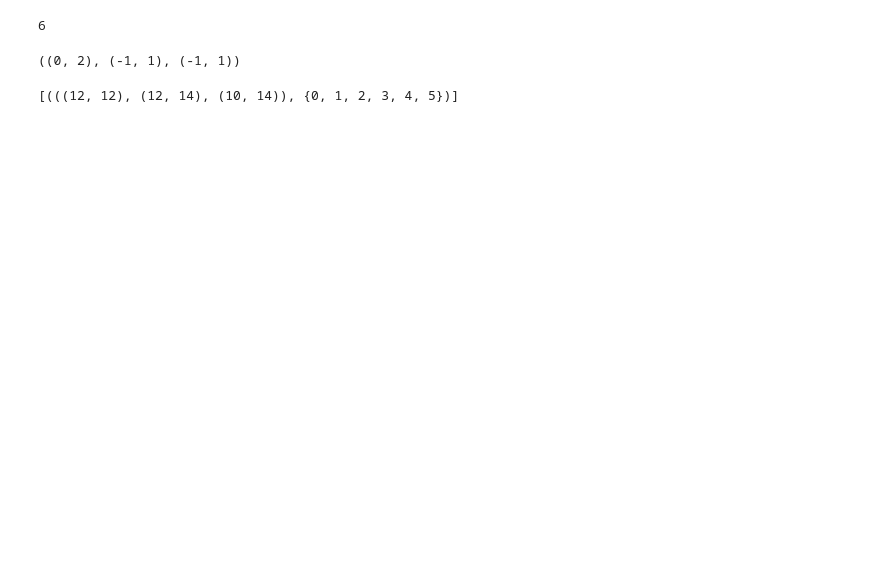
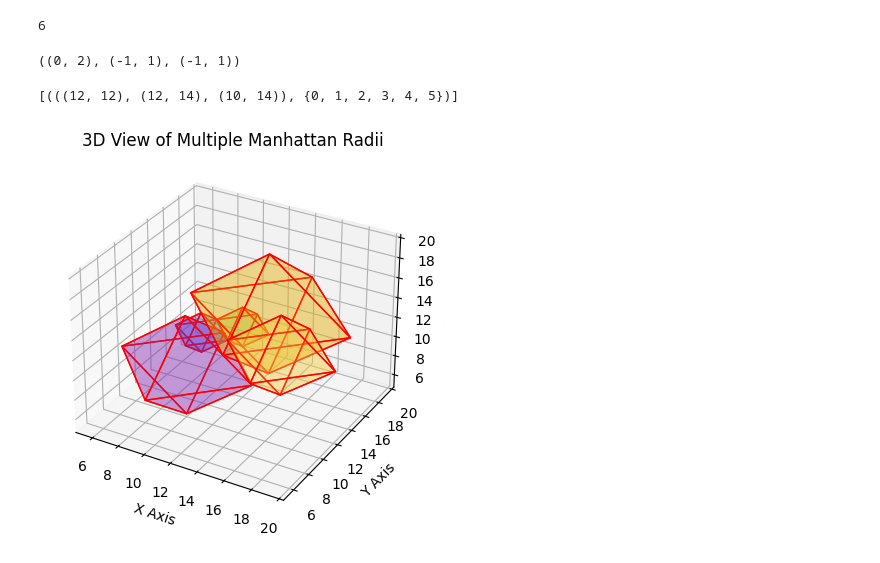
Before and after one commit to elichen/adventofcode, a Jupyter notebook: Day_23_Experimental_Emergency_Teleportation.ipynb, the cells around one changed output. Drawn from its saved outputs; the diff is of its cells as text; code cells hidden in the pictures; blank space fills up the shorter version.

```diff
--- a/Day_23_Experimental_Emergency_Teleportation.ipynb
+++ b/Day_23_Experimental_Emergency_Teleportation.ipynb
@@ -107,7 +107,7 @@ def find_region_with_most_overlaps(regions):
     overlapped_regions = [(region, {i}) for i, region in enumerate(regions)]
 
     # Repeat the process n * n times, where n is the number of input regions
-    while True:
+    for _ in range(len(regions)):
         new_overlaps = []
         for i, region1 in enumerate(regions):
             for overlapped_region, ids in overlapped_regions:
@@ -135,3 +135,63 @@ final_data = [(t, set(s)) for t, s in deduped_data]
 final_data
 # %% [output]
 [(((12, 12), (12, 14), (10, 14)), {0, 1, 2, 3, 4, 5})]
+# %%
+import matplotlib.pyplot as plt
+import numpy as np
+from mpl_toolkits.mplot3d.art3d import Poly3DCollection
+
+# Define a function to create vertices of an octahedron centered at (cx, cy, cz) with radius r
+def create_octahedron_vertices(cx, cy, cz, r):
+    return np.array([
+        [cx + r, cy, cz], [cx - r, cy, cz],
+        [cx, cy + r, cz], [cx, cy - r, cz],
+        [cx, cy, cz + r], [cx, cy, cz - r]
+    ])
+
+# Define the sides of the octahedron (triangles)
+def create_octahedron_faces(vertices):
+    return [
+        [vertices[0], vertices[2], vertices[4]],
+        [vertices[0], vertices[3], vertices[4]],
+        [vertices[0], vertices[3], vertices[5]],
+        [vertices[0], vertices[2], vertices[5]],
+        [vertices[1], vertices[2], vertices[4]],
+        [vertices[1], vertices[3], vertices[4]],
+        [vertices[1], vertices[3], vertices[5]],
+        [vertices[1], vertices[2], vertices[5]]
+    ]
+
+# List of positions and radii for the octahedrons
+octahedrons = [
+    ((10, 12, 12), 2),
+    ((12, 14, 12), 2),
+    ((16, 12, 12), 4),
+    ((14, 14, 14), 6),
+    ((10, 10, 10), 5)
+]
+
+# Plot the octahedrons
+fig = plt.figure()
+ax = fig.add_subplot(111, projection='3d')
+
+for pos, radius in octahedrons:
+    vertices = create_octahedron_vertices(*pos, radius)
+    faces = create_octahedron_faces(vertices)
+
+    # Create a 3D polygon for each face
+    poly3d = [list(map(lambda x: [x[0], x[1], x[2]], face)) for face in faces]
+    ax.add_collection3d(Poly3DCollection(poly3d, facecolors=np.random.rand(3,), linewidths=1, edgecolors='r', alpha=.25))
+
+# Set limits and labels
+ax.set_xlim([5, 20])
+ax.set_ylim([5, 20])
+ax.set_zlim([5, 20])
+ax.set_xlabel('X Axis')
+ax.set_ylabel('Y Axis')
+ax.set_zlabel('Z Axis')
+
+# Show the plot
+plt.title('3D View of Multiple Manhattan Radii')
+plt.show()
+# %% [output]
+[figure, added]
```
